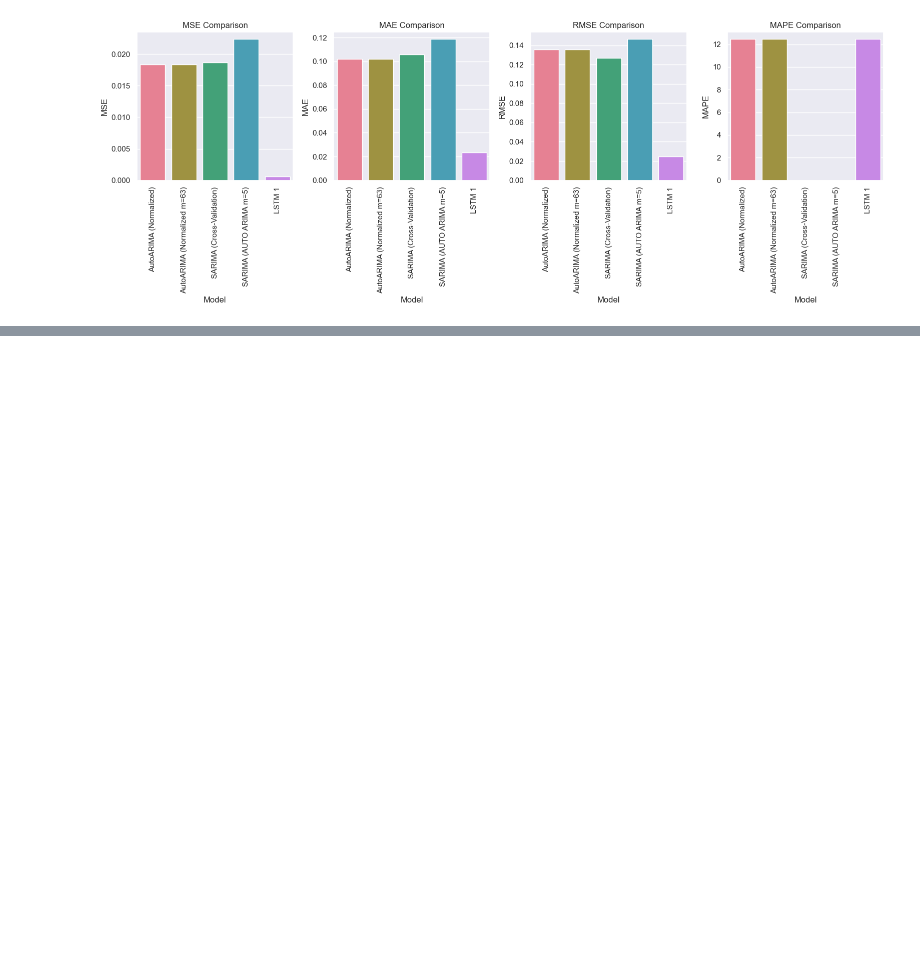
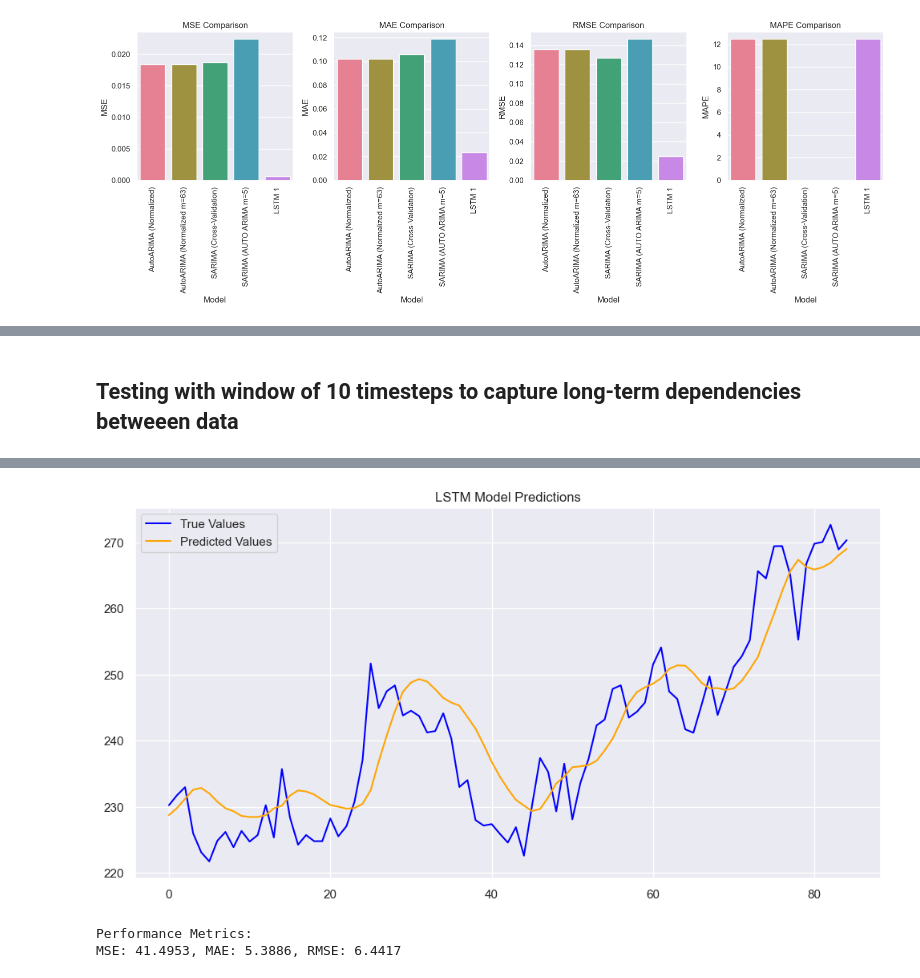
Before and after one commit to clarissa2020274/2020274_capstone, a Jupyter notebook: 2020274_October_24_Modeling and Evaluation (SARIMA and LSTM) 14.ipynb, the cells around one changed output, grey strips where cells are left out. Drawn from its saved outputs; the diff is of its cells as text; code cells hidden in the pictures; blank space fills up the shorter version.

```diff
--- a/2020274_October_24_Modeling and Evaluation (SARIMA and LSTM) 6.ipynb
+++ b/2020274_October_24_Modeling and Evaluation (SARIMA and LSTM) 14.ipynb
@@ -1758,0 +1994,65 @@ X, y = create_lstm_sequences(scaled_data, window_size)
+# %% [markdown]
+## Testing with window of 10 timesteps to capture long-term dependencies betweeen data
+# %%
+from tensorflow.keras.callbacks import EarlyStopping
+
+# Window size
+window_size = 10  # Adjust as needed
+
+# Recreate sliding windows
+X, y = create_lstm_sequences(scaled_data, window_size)
+
+# Reshape for LSTM
+X = X.reshape((X.shape[0], X.shape[1], 1))
+
+# Split into train and test
+train_size = int(len(X) * 0.8)
+X_train, X_test = X[:train_size], X[train_size:]
+y_train, y_test = y[:train_size], y[train_size:]
+
+# Define the model
+model = tf.keras.Sequential([
+    tf.keras.layers.LSTM(64, return_sequences=True, input_shape=(window_size, 1)),
+    tf.keras.layers.LSTM(50, return_sequences=False),
+    tf.keras.layers.Dense(1)
+])
+
+# Compile the model
+model.compile(optimizer='adam', loss='mse')
+
+# Add early stopping
+early_stopping = EarlyStopping(monitor='val_loss', patience=10, restore_best_weights=True)
+
+# Train the model
+history = model.fit(
+    X_train, y_train,
+    epochs=100,
+    batch_size=32,
+    validation_data=(X_test, y_test),
+    callbacks=[early_stopping],
+    verbose=1
+)
+
+# Evaluate the model
+loss = model.evaluate(X_test, y_test, verbose=0)
+predictions = model.predict(X_test)
+
+# Inverse transform predictions
+scaled_predictions = predictions.flatten()
+original_predictions = scaler.inverse_transform(scaled_predictions.reshape(-1, 1))
+original_y_test = scaler.inverse_transform(y_test.reshape(-1, 1))
+
+# Plot actual vs predicted values
+plt.figure(figsize=(12, 6))
+plt.plot(original_y_test, label='True Values', color='blue')
+plt.plot(original_predictions, label='Predicted Values', color='orange')
+plt.legend()
+plt.title("LSTM Model Predictions")
+plt.show()
+
+# Calculate error metrics
+mse = mean_squared_error(original_y_test, original_predictions)
+mae = mean_absolute_error(original_y_test, original_predictions)
+rmse = np.sqrt(mse)
+print(f"Performance Metrics:\nMSE: {mse:.4f}, MAE: {mae:.4f}, RMSE: {rmse:.4f}")
+# %% [output]
@@ -1758,0 +2076,3 @@ X, y = create_lstm_sequences(scaled_data, window_size)
+[figure, added]
+Performance Metrics:
+MSE: 41.4953, MAE: 5.3886, RMSE: 6.4417
```
Also changed, not shown: parts of 19 cells of this notebook, 11 other files.
